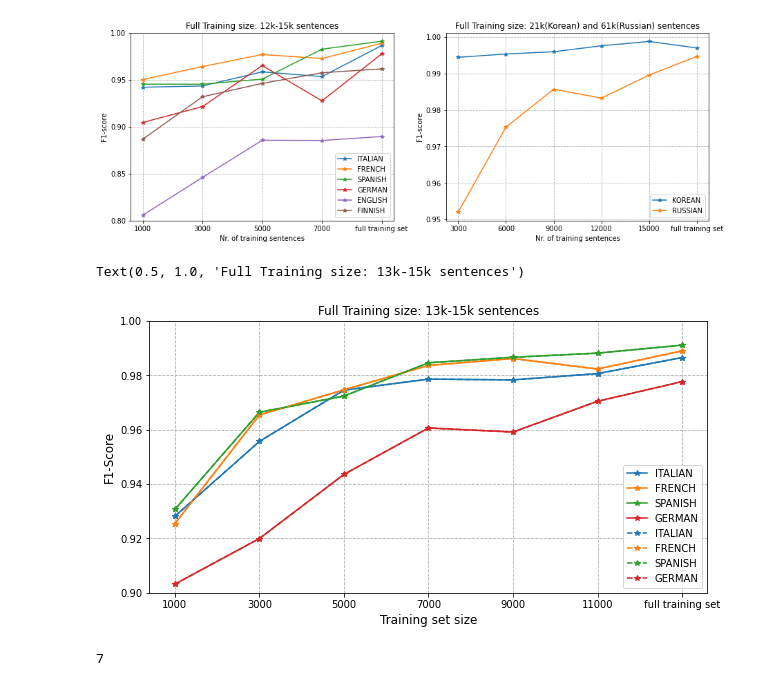
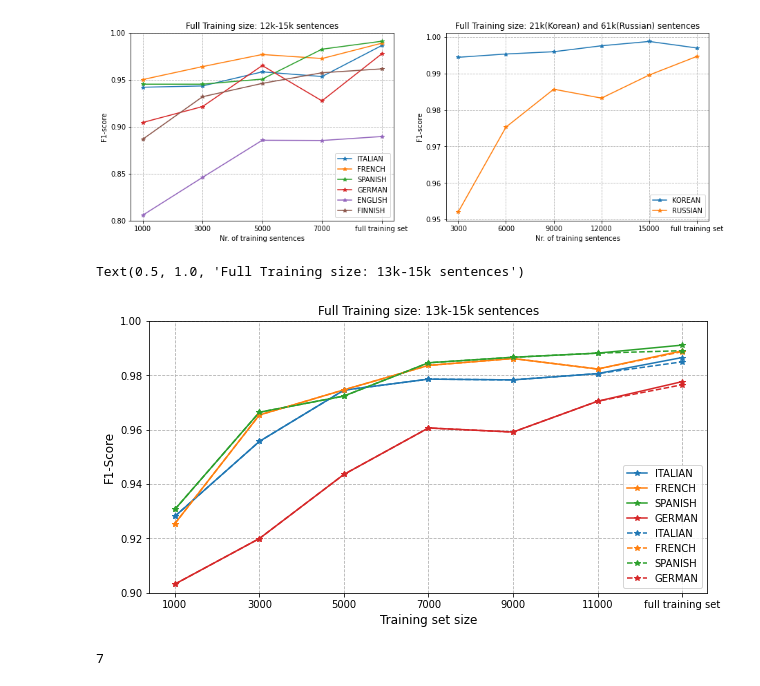
Before and after one commit to wuqi0704/MasterThesis_Tokenization, a Jupyter notebook: flair/plots.ipynb, the cells around one changed output. Drawn from its saved outputs; the diff is of its cells as text; code cells hidden in the pictures.

```diff
--- a/flair/plots.ipynb
+++ b/flair/plots.ipynb
@@ -631,9 +606,10 @@ for axs in ax.flat:
 # %% [output]
 [figure]
 # %%
-df = pd.read_csv('/Users/qier/MasterThesis_Tokenization/results/6L_SL_downsized.csv',index_col=0)
+df = pd.read_csv('/Users/qier/MasterThesis_Tokenization/results/6_SL_downsized.csv',index_col=0)
 df_bm = pd.read_csv('/Users/qier/MasterThesis_Tokenization/results/3_SL.csv',index_col=0)
-df2 = pd.read_csv('/Users/qier/MasterThesis_Tokenization/results/6L_SL_downsized_drop.csv',index_col=0)
+df2 = pd.read_csv('/Users/qier/MasterThesis_Tokenization/results/6_SL_downsized_drop.csv',index_col=0)
+df_bm2 = pd.read_csv('/Users/qier/MasterThesis_Tokenization/results/3_SL_drop.csv',index_col=0)
 
 LanguageList = [
     'ITALIAN',
@@ -654,35 +630,35 @@ for lan in LanguageList:
         if lan in idx:
             lan_f1[lan].append(df.loc[idx,'F1-score'])
 for lan in LanguageList:
     lan_f1[lan].append(df_bm['F1-score'][lan])
 # dotted line
 lan_f2 = {}
 for lan in LanguageList:
     lan_f2[lan] = []
     for idx in df.index:
         if lan in idx:
             lan_f2[lan].append(df.loc[idx,'F1-score'])
 for lan in LanguageList:
-    lan_f2[lan].append(df_bm['F1-score'][lan])
+    lan_f2[lan].append(df_bm2['F1-score'][lan])
 
 N = list(np.array([1,3,5,7,9,11])*1000)
 N.append('full training set')
 plt.figure(figsize=[10,5])
 index_nums = [0,1,2,3,4,5,6]
 for lan in LanguageList:
     plt.plot(N,[lan_f1[lan][val] for val in index_nums],'-*',label = lan)
 for i,lan in enumerate(LanguageList):
     plt.plot(N,[lan_f2[lan][val] for val in index_nums],'--*',label = lan,c=colors[i])
 
 plt.ylim(0.90,1.0)
 plt.legend(loc='lower right')
 plt.grid(ls='--')
 plt.ylabel('F1-Score',fontsize = 12)
 plt.xlabel('Training set size',fontsize = 12)
 plt.title('Full Training size: 13k-15k sentences')
 # %% [output]
 Text(0.5, 1.0, 'Full Training size: 13k-15k sentences')
-[figure, old version]
+[figure, new version]
 # %%
 colors = ['#1f77b4','#ff7f0e','2ca02c','d62728']
 # %% [output]
```
Also changed, not shown: parts of 5 cells of this notebook, 5 other files.
